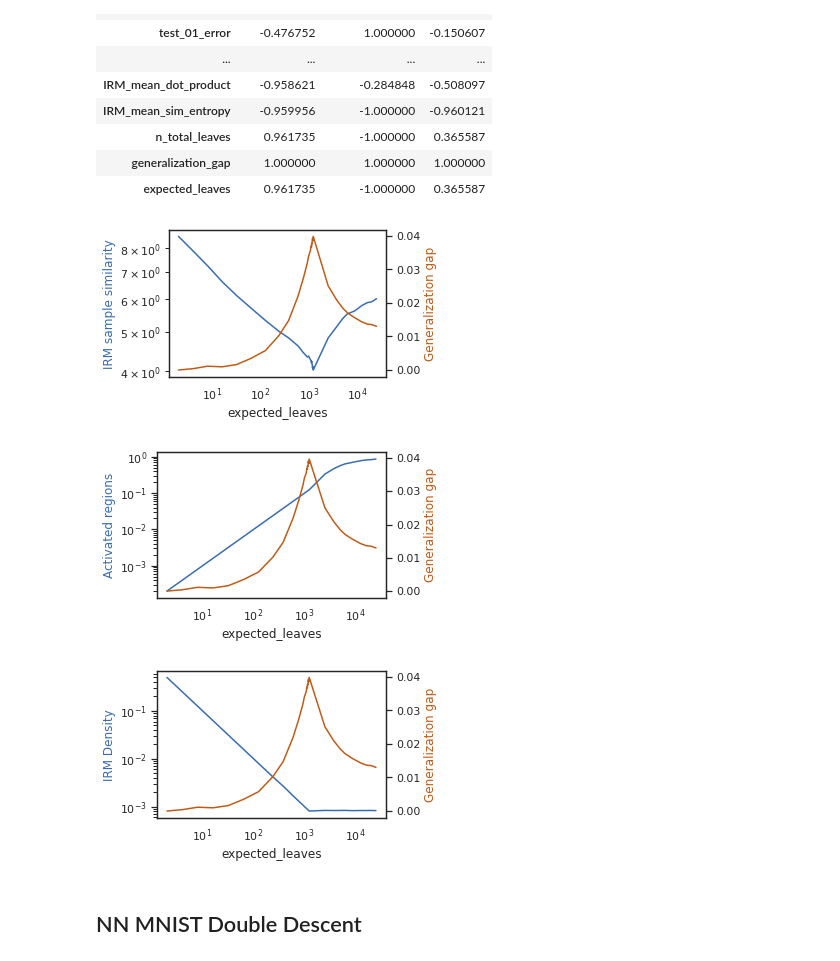
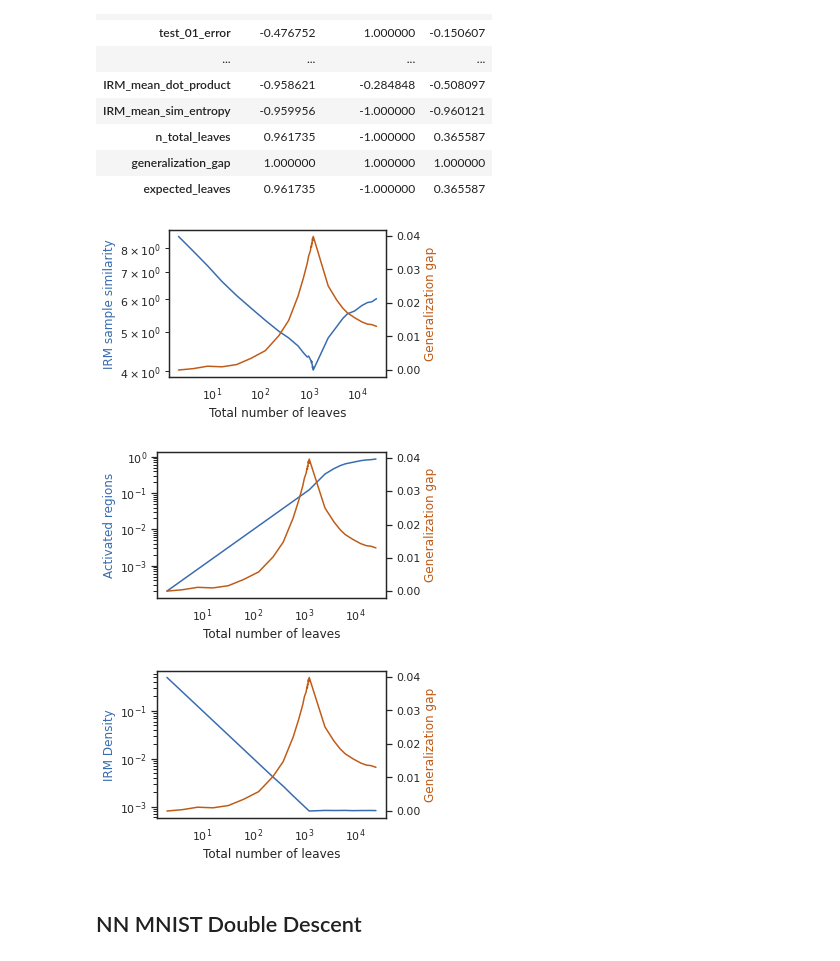
Before and after one commit to rflperry/double_descent, a Jupyter notebook: experiments/paper_figures.ipynb, the cells around one changed output. Saved outputs shown, nothing was run; the diff lists cells and outputs as text; code cells hidden in the pictures.

```diff
--- a/experiments/paper_figures.ipynb
+++ b/experiments/paper_figures.ipynb
@@ -240,8 +240,8 @@ for plot_var, ylab in plot_vars:
     # ax2.set_yscale('log')
 
     ax2.set_xscale('log')
-    ax2.set_xlabel('Total number of leaves')
+    ax.set_xlabel('Total number of leaves')
     plt.tight_layout()
-    plt.savefig(f'./figures/forest_xor_{plot_var}.pdf')
+    plt.savefig(f'./figures/{algo}_{dataset}_{plot_var}.pdf')
     plt.show()
 # %% [output]
@@ -361,38 +361,38 @@ plot_vars = [
     ('IRM_L1', 'IRM Density'),
 ]
 x_var = 'expected_leaves'
 metric = 'mse'
 train_error = f'train_{metric}'
 test_error = f'test_{metric}'
 df['generalization_gap'] = df[test_error] - df[train_error]
 
 for plot_var, ylab in plot_vars:
     fig, ax = plt.subplots(1, 1, figsize=(5, 3), sharex=True)
 
     sns.lineplot(
         data=df, x=x_var, y=plot_var,
         ax=ax, color='#386cb0')
     ax.set_ylabel(ylab, color='#386cb0')
     # ax.legend()
     ax.set_yscale('log')
 
     ax2 = ax.twinx()
     sns.lineplot(
         data=df, x=x_var, y='generalization_gap',
         ax=ax2, color='#bf5b17')
     ax2.set_ylabel('Generalization gap', color='#bf5b17')
     # ax2.legend()
     # ax2.set_yscale('log')
 
     ax2.set_xscale('log')
-    ax2.set_xlabel('Total number of leaves')
+    ax.set_xlabel('Total number of leaves')
     plt.tight_layout()
-    plt.savefig(f'./figures/forest_mnist_{plot_var}.pdf')
+    plt.savefig(f'./figures/{algo}_{dataset}_{plot_var}.pdf')
     plt.show()
 # %% [output]
-[figure, old version]
+[figure, new version]
-[figure, old version]
+[figure, new version]
-[figure, old version]
+[figure, new version]
 # %% [markdown]
 ## NN MNIST Double Descent
 # %%
```
Also changed, not shown: parts of 9 cells of this notebook, 38 other files.
